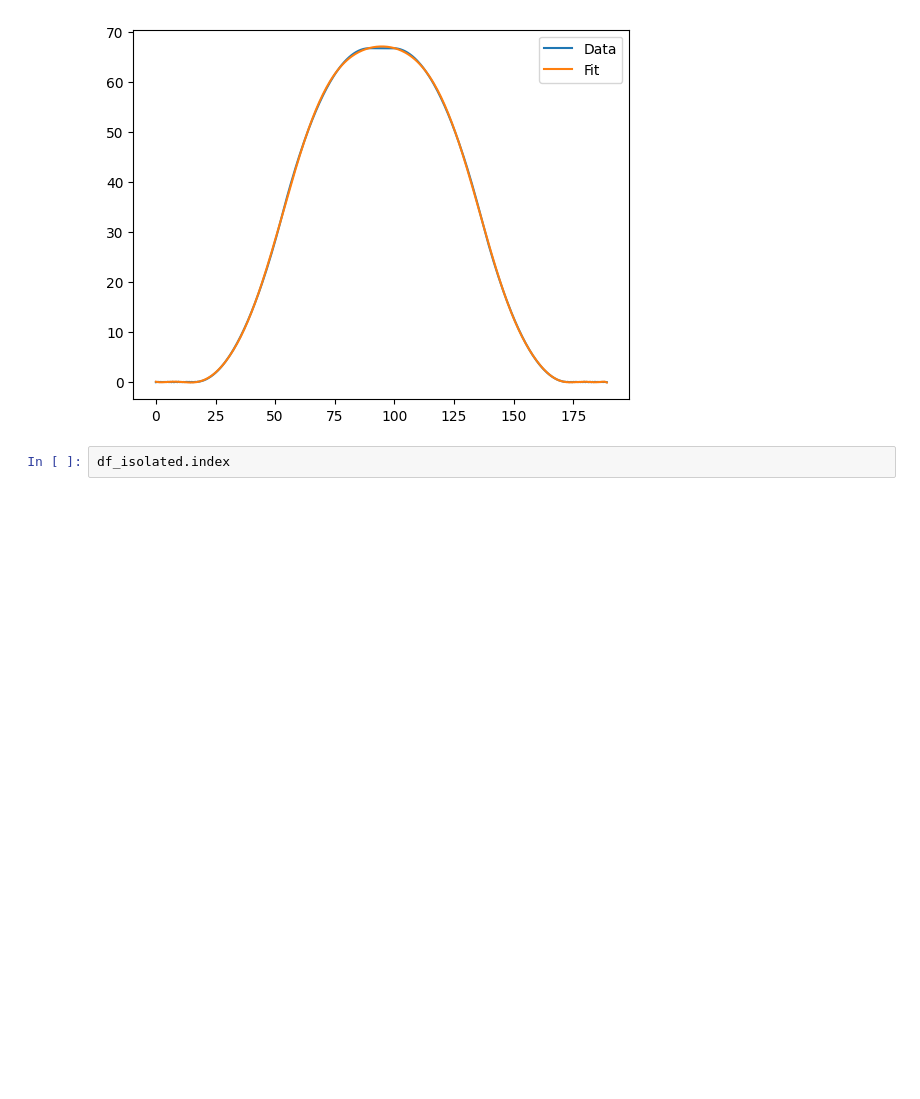
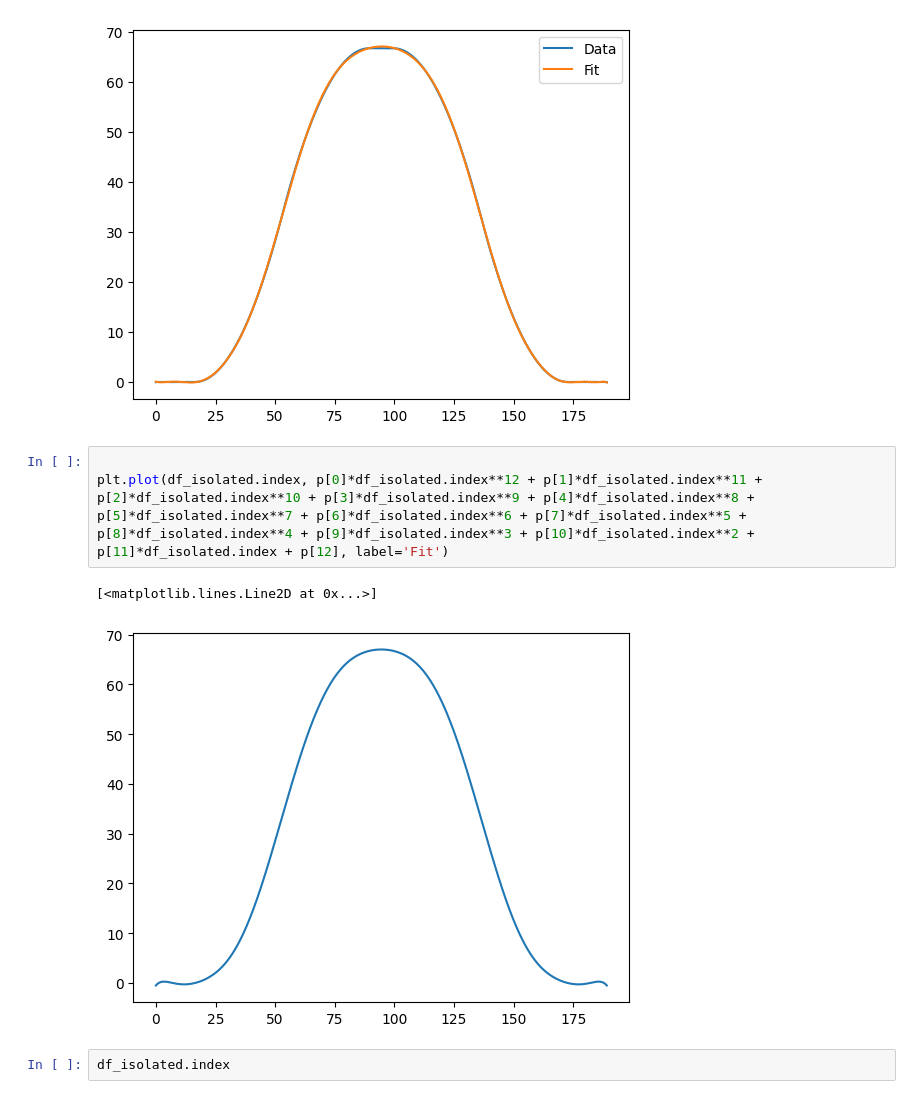
Before and after one commit to ColasDroin/DA_study_boilerplate, a Jupyter notebook: master_study/analysis/octupoles_timber/load_octupoles_data.ipynb, the cells around one changed output. Saved outputs shown, nothing was run; the diff lists cells and outputs as text; blank space fills up the shorter version.

```diff
--- a/master_study/analysis/octupoles_timber/load_octupoles_data.ipynb
+++ b/master_study/analysis/octupoles_timber/load_octupoles_data.ipynb
@@ -103,6 +103,12 @@ plt.legend()
 plt.show()
 # %% [output]
 [figure]
+# %%
+
+plt.plot(df_isolated.index, p[0]*df_isolated.index**12 + p[1]*df_isolated.index**11 + p[2]*df_isolated.index**10 + p[3]*df_isolated.index**9 + p[4]*df_isolated.index**8 + p[5]*df_isolated.index**7 + p[6]*df_isolated.index**6 + p[7]*df_isolated.index**5 + p[8]*df_isolated.index**4 + p[9]*df_isolated.index**3 + p[10]*df_isolated.index**2 + p[11]*df_isolated.index + p[12], label='Fit')
+# %% [output]
+[<matplotlib.lines.Line2D at 0x...>]
+[figure, added]
 # %%
 df_isolated.index
 # %% [output]
```
Also changed, not shown: 17 other files.
